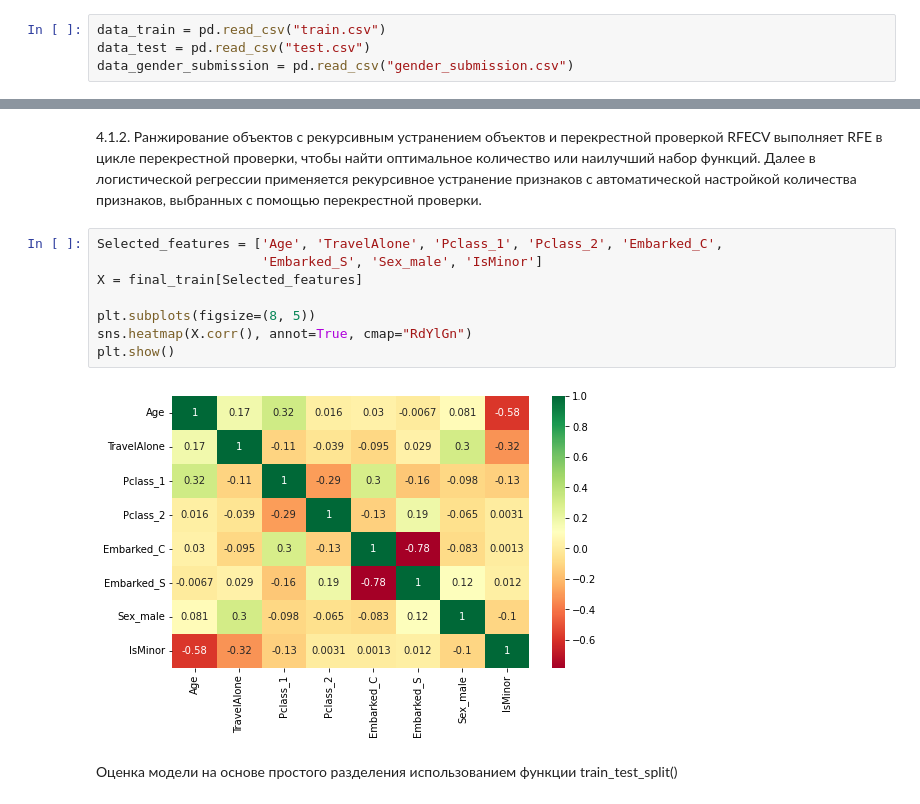
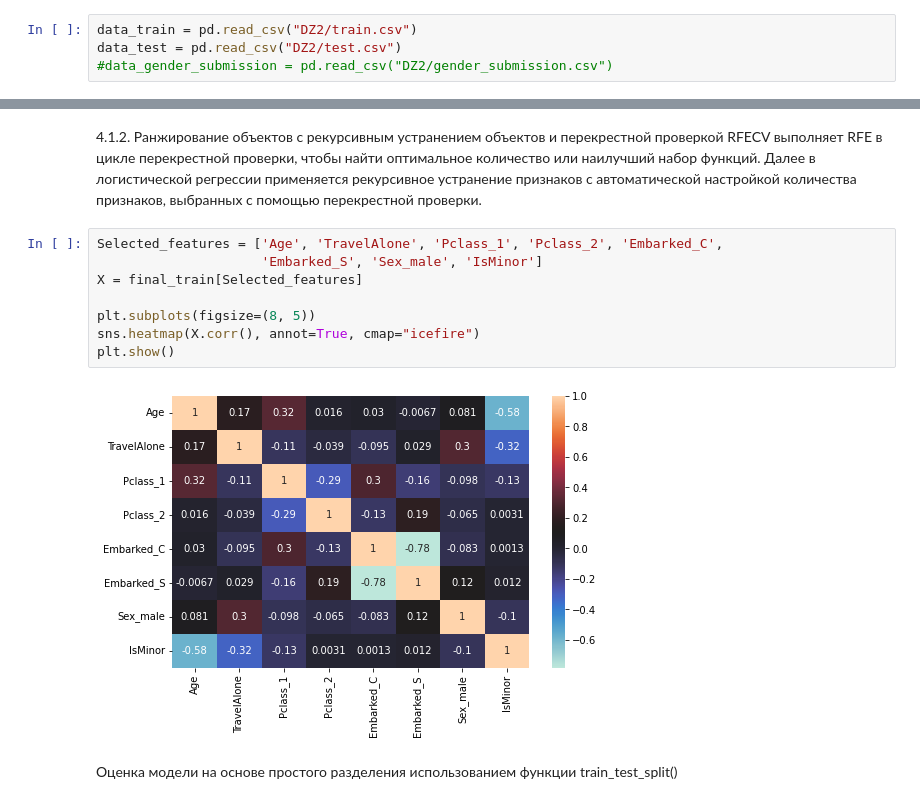
Before and after one commit to DaniilRyb/OIRS, a Jupyter notebook: DZ2.ipynb, the cells around one changed output, grey strips where cells are left out. Cells and saved outputs as stored; diff of their text form.

```diff
--- a/DZ2.ipynb
+++ b/DZ2.ipynb
@@ -12,6 +12,6 @@ import seaborn as sns
 # %% [markdown]
 Добавим датасет с данными для обучения с помощью метода логистической регрессия
 # %%
-data_train = pd.read_csv("train.csv")
-data_test = pd.read_csv("test.csv")
-data_gender_submission = pd.read_csv("gender_submission.csv")
+data_train = pd.read_csv("DZ2/train.csv")
+data_test = pd.read_csv("DZ2/test.csv")
+#data_gender_submission = pd.read_csv("DZ2/gender_submission.csv")
@@ -339,13 +342,13 @@ RFECV выполняет RFE в цикле перекрестной провер
 # %%
 Selected_features = ['Age', 'TravelAlone', 'Pclass_1', 'Pclass_2', 'Embarked_C',
                      'Embarked_S', 'Sex_male', 'IsMinor']
 X = final_train[Selected_features]
 
 plt.subplots(figsize=(8, 5))
-sns.heatmap(X.corr(), annot=True, cmap="RdYlGn")
+sns.heatmap(X.corr(), annot=True, cmap="icefire")
 plt.show()
 # %% [output]
-[figure, old version]
+[figure, new version]
 # %% [markdown]
 Оценка модели на основе простого разделения использованием функции train_test_split()
 # %%
```
Also changed, not shown: parts of 3 cells of this notebook.
